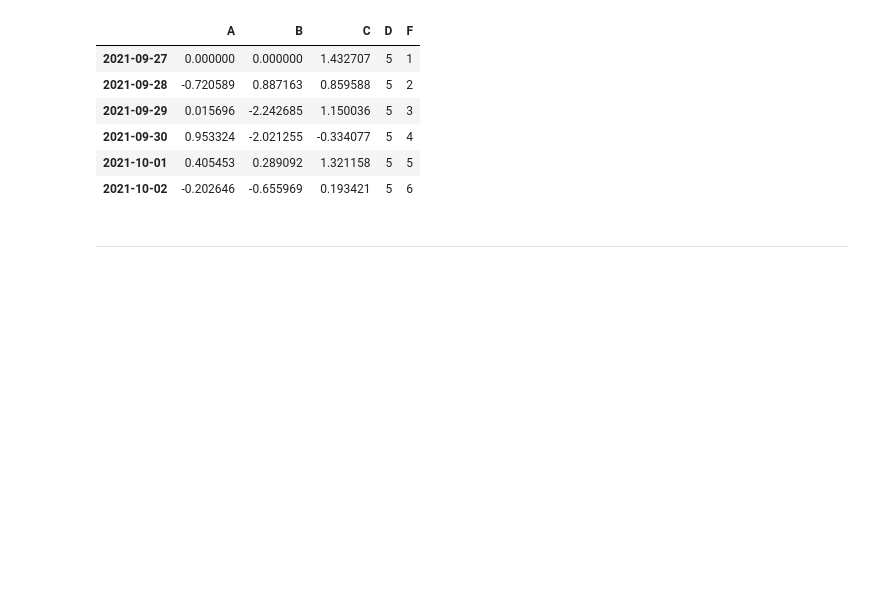
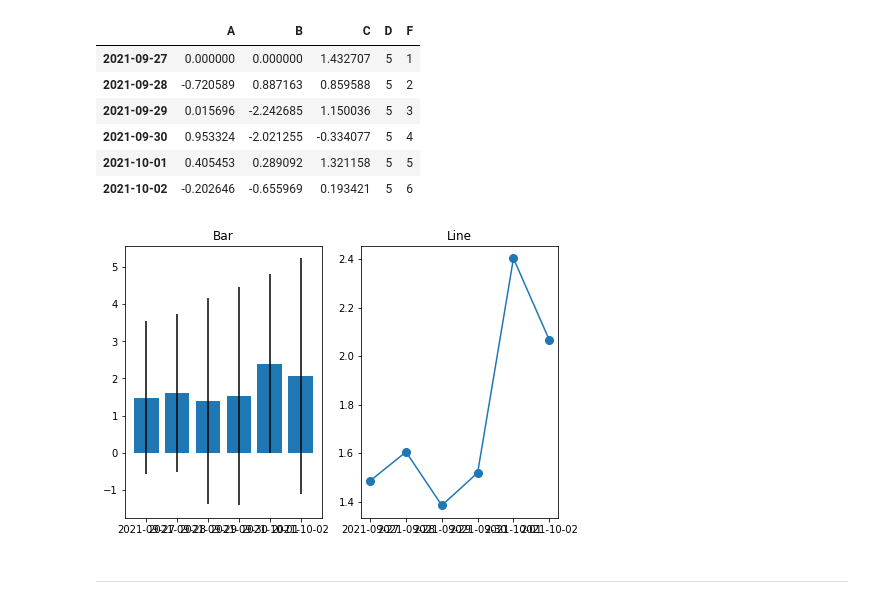
Before and after one commit to 916jun/pdm02, a Jupyter notebook: py-pandas/pandas_3_harnessing_df.ipynb, the cells around one changed output. Drawn from its saved outputs; the diff is of its cells as text; code cells hidden in the pictures; blank space fills up the shorter version.

```diff
--- a/py-pandas/pandas_3_harnessing_df.ipynb
+++ b/py-pandas/pandas_3_harnessing_df.ipynb
@@ -353,5 +353,16 @@ df
 # Your code
 # plt.plot(df.mean(1), '-o', ms=8)
 # plt.bar(bar_labels,df.mean(1), yerr=df.std(1)) #, color='rgbcy')
+# %%
+plt.figure(figsize=(12,5))
+plt.subplot(131).set_title("Bar")
+bar_labels = dates
+# plot bars
+plt.bar(bar_labels, df.mean(1), yerr=df.std(1)) #, color='rgbcy')
+plt.subplot(132).set_title("Line")
+plt.plot(df.mean(1), '-o', ms=8)
+plt.show()
+# %% [output]
+[figure, added]
 # %% [markdown]
 ---
```
